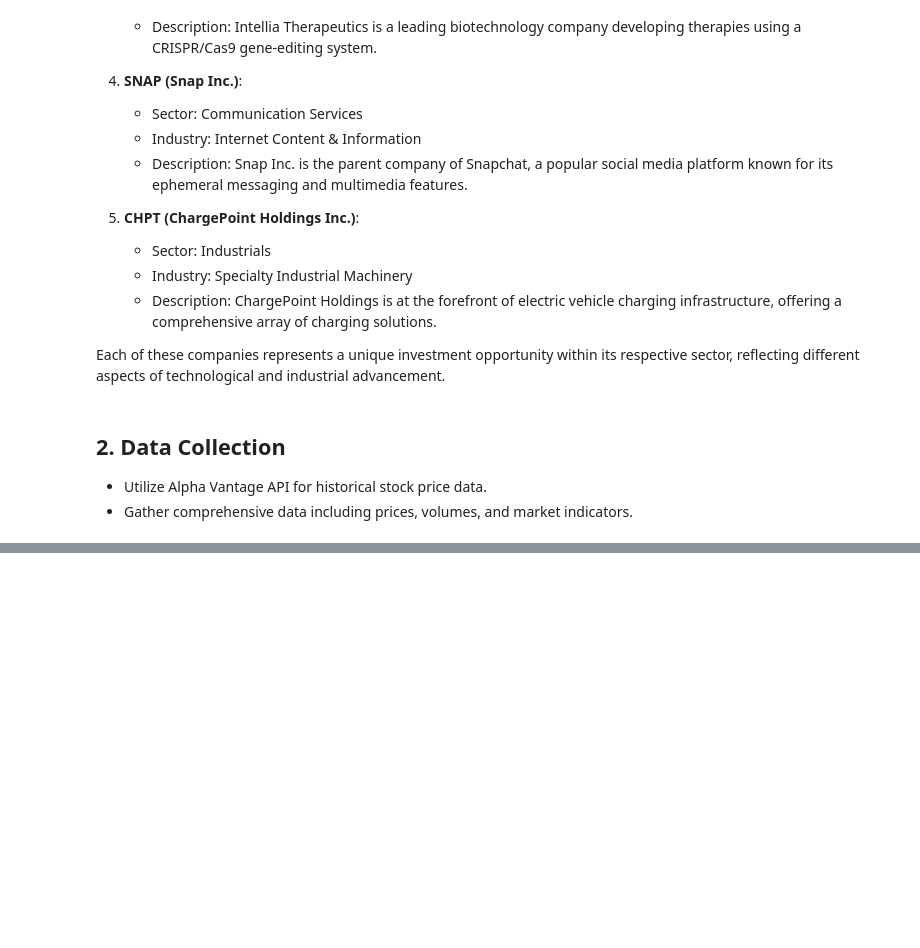
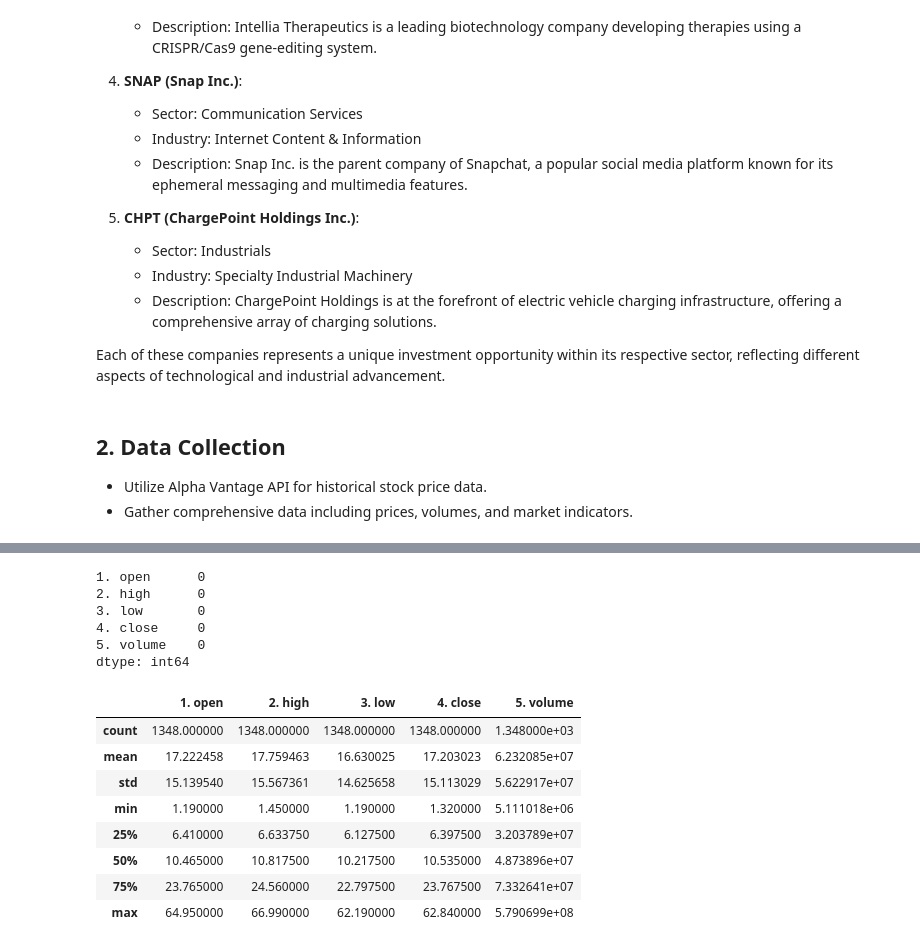
Before and after one commit to omnidox/Stock-Price-Prediction-Project, a Jupyter notebook: Stock_Prediction.ipynb, the cells around one changed output, grey strips where cells are left out. Cells and saved outputs as stored; diff of their text form; code cells hidden in the pictures; blank space fills up the shorter version.

```diff
--- a/Stock_Prediction.ipynb
+++ b/Stock_Prediction.ipynb
@@ -101,0 +248,23 @@ def retrieve_stock_data():
+# %%
+# Check for missing values
+
+stock_data['PLUG'].isna().sum()
+# %% [output]
+1. open      0
+2. high      0
+3. low       0
+4. close     0
+5. volume    0
+dtype: int64
+# %%
+stock_data['NIO'].describe()
+# %% [output]
+|  | 1. open | 2. high | 3. low | 4. close | 5. volume |
+| count | 1348.000000 | 1348.000000 | 1348.000000 | 1348.000000 | 1.348000e+03 |
+| mean | 17.222458 | 17.759463 | 16.630025 | 17.203023 | 6.232085e+07 |
+| std | 15.139540 | 15.567361 | 14.625658 | 15.113029 | 5.622917e+07 |
+| min | 1.190000 | 1.450000 | 1.190000 | 1.320000 | 5.111018e+06 |
+| 25% | 6.410000 | 6.633750 | 6.127500 | 6.397500 | 3.203789e+07 |
+| 50% | 10.465000 | 10.817500 | 10.217500 | 10.535000 | 4.873896e+07 |
+| 75% | 23.765000 | 24.560000 | 22.797500 | 23.767500 | 7.332641e+07 |
+| max | 64.950000 | 66.990000 | 62.190000 | 62.840000 | 5.790699e+08 |
```
Also changed, not shown: parts of 17 cells of this notebook, 11 other files.
